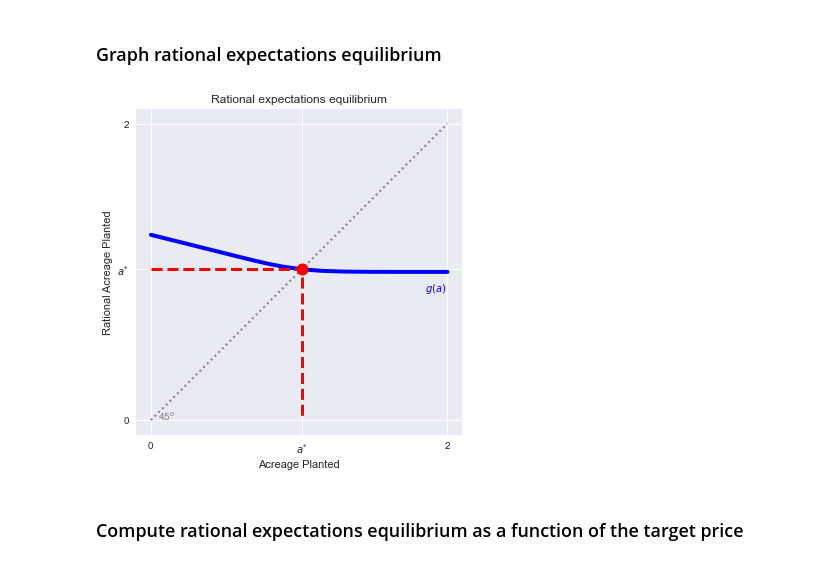
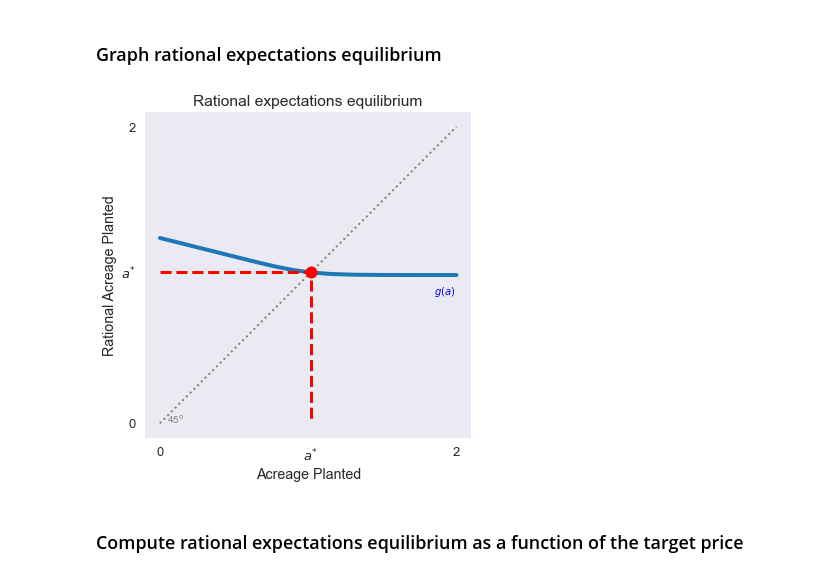
Before and after one commit to randall-romero/CompEcon, a Jupyter notebook: notebooks/intro/02 Rational Expectations Agricultural Market Model.ipynb, the cells around one changed output. Saved outputs shown, nothing was run; the diff lists cells and outputs as text; code cells hidden in the pictures.

```diff
--- a/notebooks/intro/02 Rational Expectations Agricultural Market Model.ipynb
+++ b/notebooks/intro/02 Rational Expectations Agricultural Market Model.ipynb
@@ -15,10 +15,12 @@ Running this file requires the Python version of CompEcon. This can be installed
 <hr>
 # %%
 import numpy as np
+import pandas as pd
 import matplotlib.pyplot as plt
-from compecon import demo, qnwlogn, discmoments
-%matplotlib inline
-plt.style.use('seaborn')
+from compecon import qnwlogn, discmoments
+plt.style.use('seaborn-dark')
+plt.style.use('seaborn-talk')
+pd.set_option('display.precision', 4)
 # %% [markdown]
 Generate yield distribution
 # %%
@@ -27,14 +29,22 @@ y, w = qnwlogn(25, -0.5 * sigma2, sigma2)
 # %% [markdown]
 Compute rational expectations equilibrium using function iteration, iterating on acreage planted
 # %%
-A = lambda aa, pp: 0.5 + 0.5 * np.dot(w, np.maximum(1.5 - 0.5 * aa * y, pp))
+def A(aa, pp):
+    """
+    Parameters
+        aa: acreage
+        pp: target price
+    """
+    return 0.5 + 0.5 * np.dot(w, np.maximum(1.5 - 0.5 * aa * y, pp))
 
-ptarg = 1
-a = 1
+ptarg = 1.0 # target price
+a = 1.0     # initial guess for acreage
+
+print(f"{'it':^4s} {'a':^8s} {'|a-aold|':^8s}", '='*22, sep='\n')
 for it in range(50):
     aold = a
     a = A(a, ptarg)
-    print('{:3d} {:8.4f} {:8.1e}'.format(it, a, np.linalg.norm(a - aold)))
-    if np.linalg.norm(a - aold) < 1.e-8:
+    print(f'{it:4d} {a:8.4f} {abs(a-aold):8.1e}')
+    if abs(a - aold) < 1.e-8:
         break
 # %% [output]
@@ -79,20 +88,25 @@ g = np.array([A(k, ptarg) for k in a])
 # %% [markdown]
 ### Graph rational expectations equilibrium
 # %%
-fig1 = plt.figure(figsize=[6, 6])
-ax = fig1.add_subplot(111, title='Rational expectations equilibrium', aspect=1,
-                       xlabel='Acreage Planted', xticks=[0, aeq, 2], xticklabels=['0', '$a^{*}$', '2'],
-                       ylabel='Rational Acreage Planted', yticks=[0, aeq, 2],yticklabels=['0', '$a^{*}$', '2'])
-
-ax.plot(a, g, 'b', linewidth=4)
+fig1, ax = plt.subplots(figsize=[6, 6])
+ax.plot(a, g, linewidth=4)
 ax.plot(a, a, ':', color='grey', linewidth=2)
 ax.plot([0, aeq, aeq], [aeq, aeq, 0], 'r--', linewidth=3)
 ax.plot([aeq], [aeq], 'ro', markersize=12)
+
 ax.text(0.05, 0, '45${}^o$', color='grey')
 ax.text(1.85, aeq - 0.15,'$g(a)$', color='blue')
-fig1.show()
+
+ax.set(title='Rational expectations equilibrium',
+       aspect=1,
+       xlabel='Acreage Planted',
+       xticks=[0, aeq, 2],
+       xticklabels=['0', '$a^{*}$', '2'],
+       ylabel='Rational Acreage Planted',
+       yticks=[0, aeq, 2],
+       yticklabels=['0', '$a^{*}$', '2']);
 # %% [output]
-[figure, old version]
+[figure, new version]
 # %% [markdown]
 ### Compute rational expectations equilibrium as a function of the target price
 # %%
```
Also changed, not shown: parts of 10 cells of this notebook, 1 other file.
